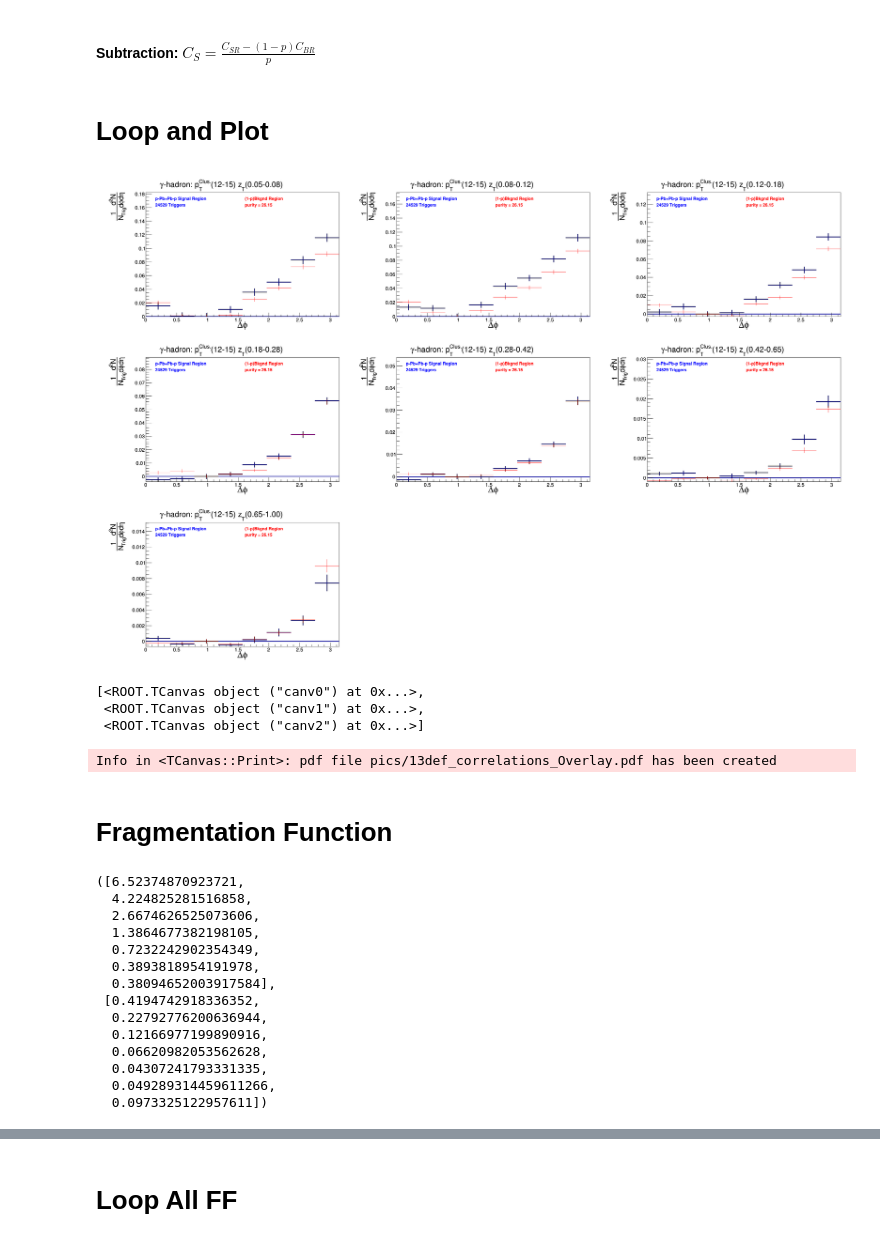
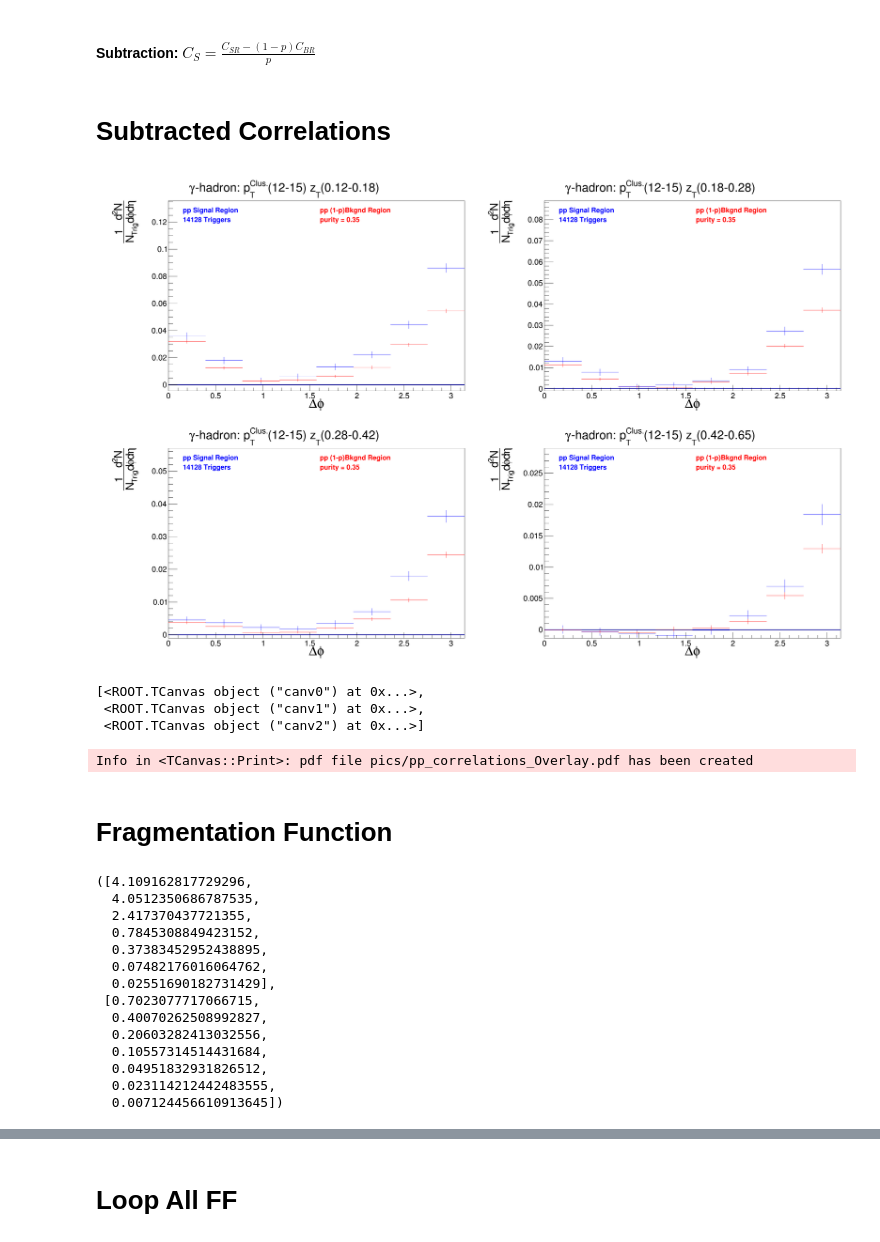
Before and after one commit to miguelignacio/CorrelationAnalysis, a Jupyter notebook: NtupleAnalysis/correlation.ipynb, the cells around one changed output, grey strips where cells are left out. Saved outputs shown, nothing was run; the diff lists cells and outputs as text; code cells hidden in the pictures.

```diff
--- a/NtupleAnalysis/correlation.ipynb
+++ b/NtupleAnalysis/correlation.ipynb
@@ -894,11 +1025,11 @@ def Get_Eff_Error(filename,prfx,doZYAM=True, doSubtraction=True, DoSys=False):
                 sum_min += Signal_min.GetBinContent(i)
                 sum_max += Signal_max.GetBinContent(i)
 
-            print abs(delta/sum_phi)
+            #print abs(delta/sum_phi)
             Eff_Error.append(delta)
             FF_Eff.append(sum_phi)
         canvases.Update()
-        canvases.Draw()
+        #canvases.Draw()
         canvases.SaveAs('pics/%s_Eff_Var.pdf'%(prfx))
     return FF_Eff,Eff_Error
 # %%
@@ -1225,9 +1332,9 @@ def Get_LE_Error(filename,prfx,doZYAM=True, doSubtraction=True, DoSys=False):
                 sum_max += Signal_max.GetBinContent(i)
             LE_Error.append(delta)
             FF_LE.append(sum_phi)
-            print "%1.2f"%(delta/sum_phi * 100)
+            #print "%1.2f"%(delta/sum_phi * 100)
         canvases.Update()
-        canvases.Draw()
+        #canvases.Draw()
         canvases.SaveAs('pics/%s_LE_Var.pdf'%(prfx))
     return FF_LE, LE_Error
 # %%
@@ -1235,10 +1342,13 @@ def Get_LE_Error(filename,prfx,doZYAM=True, doSubtraction=True, DoSys=False):
 File1 = pPb_File
 prfx1 = '13def'
 pPb_LE_Eff, pPb_LE_Error = Get_LE_Error(File1,prfx1,True,True,True)
+pPb_LE_Error = [1,1,0.0057,0.002857,0.002857,0.0012857,0.002857]
 #File2 = 'InputData/17q_SE_NN_Correlation_GMB_Ratio.root'
 File2 = pp_File
 prfx2 = 'pp'
 pp_LE_Eff, pp_LE_Error = Get_LE_Error(File2,prfx2,True,True,True)
+pp_LE_Error = [0.003,0.003,0.000567,0.00426,0.00284,0.00241
+               ,0.001]
 print pp_LE_Error
 MC_LE_Eff, MC_LE_Error = Get_LE_Error(MC_File,'18b10a',True,False,True)
 print MC_LE_Error
@@ -1398,16 +1455,19 @@ def GetBKGsubtracted(filename,prfx,ptbin, ztbin, doZYAM=True, doSubtraction=True
                 #print Signal.GetBinContent(i)," +/- ",Signal.GetBinError(i)
                 #print "Phi Bin: ",i,"Signal: ",Signal.GetBinContent(i),"purity: ",p_error/purity[ptbin]," LE Error:",(y_s_error/y_s)," Total: ",100*math.sqrt((y_s_error/y_s)**2 + (p_error/purity[ptbin])**2),"%"
                 #print Signal.GetBinError(i)/Signal.GetBinContent(1),"%"
+
         else:
             Background.Scale(1-purity[ptbin])
             Signal.Add(Background,-1)
             Signal.Scale(1/purity[ptbin])
             Background.Scale(1/purity[ptbin])
+    else:
+        Background.Scale(1-purity[ptbin])
     #print "\n"
     Signal.GetYaxis().SetTitle("#frac{1}{N_{Trig}}#frac{d^{2}N}{d#phid#eta}")
     Background.GetYaxis().SetTitle("#frac{1}{N_{Trig}}#frac{d^{2}N}{d#phid#eta}")
     return Signal,Background,N1
     #return Background,Signal,N1
-# %% [markdown]
-# Loop and Plot
+# %% [markdown]
+# Subtracted Correlations
 # %%
@@ -1580,10 +1674,10 @@ def Looping(filename,DoZYAM,DoSub=True,DoSys=True):
     #newfile.Close()
     return canvases
 # %%
-Looping(MC_File,True,False,False)#Filename,DoZYAM,DoSub,!DoSys
+Looping(MC_File,True,False,True)#Filename,DoZYAM,DoSub,!DoSys
 # %% [output]
-[figure, old version]
+[figure, new version]
 [<ROOT.TCanvas object ("canv0") at 0x...>,
  <ROOT.TCanvas object ("canv1") at 0x...>,
  <ROOT.TCanvas object ("canv2") at 0x...>]
-Info in <TCanvas::Print>: pdf file pics/13def_correlations_Overlay.pdf has been created
+Info in <TCanvas::Print>: pdf file pics/pp_correlations_Overlay.pdf has been created
@@ -1668,27 +1770,27 @@ def FF(File,prfx,DoSysB=False):
     return zT_integral,zT_error
 # %%
-#File2 = 'InputData/17q_0GeVTrack_paired_SE_L0_Correlation_GMB_Ratio.root'
+# File2 = 'InputData/17q_0GeVTrack_paired_SE_L0_Correlation_GMB_Ratio.root'
 #File2 = 'InputData/17q_SE_NN_Correlation_GMB_Ratio.root'
 File2 = pp_File
 #RootFile = 'InputData/17q_SE_NN_Correlation_GMB_Ratio.root'
 prfx2 = 'pp'
 #FF(RootFile,"13def")
 #FF(File2,prfx2)
-FF(MC_File,prefix)
+FF(File2,prfx2)
 # %% [output]
-([6.52374870923721,
-  4.224825281516858,
-  2.6674626525073606,
-  1.3864677382198105,
-  0.7232242902354349,
-  0.3893818954191978,
-  0.38094652003917584],
- [0.4194742918336352,
-  0.22792776200636944,
-  0.12166977199890916,
-  0.06620982053562628,
-  0.04307241793331335,
-  0.049289314459611266,
-  0.0973325122957611])
+([4.109162817729296,
+  4.0512350686787535,
+  2.417370437721355,
+  0.7845308849423152,
+  0.37383452952438895,
+  0.07482176016064762,
+  0.02551690182731429],
+ [0.7023077717066715,
+  0.40070262508992827,
+  0.20603282413032556,
+  0.10557314514431684,
+  0.04951832931826512,
+  0.023114212442483555,
+  0.007124456610913645])
 # %%
 #np.geomspace(0.05,1,8)
```
Also changed, not shown: parts of 43 cells of this notebook.
